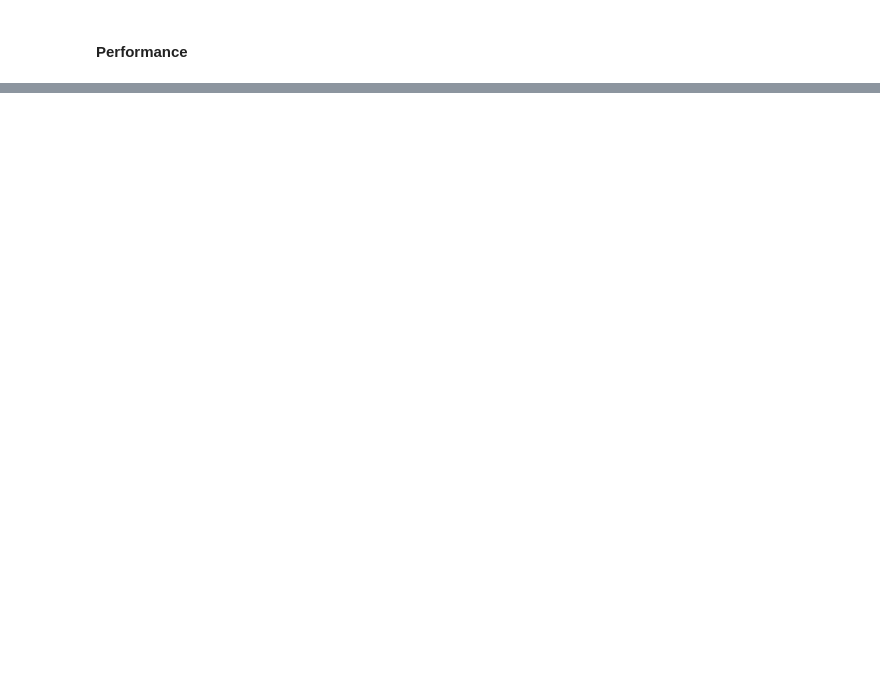
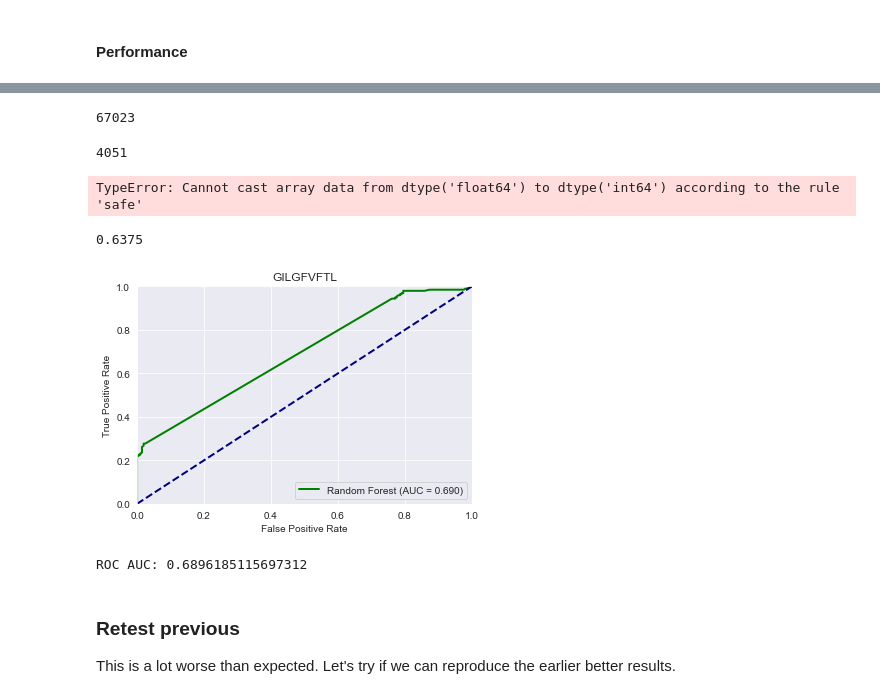
Before and after one commit to arnodeceuninck/thesis, a Jupyter notebook: 19 Proximity Forest.ipynb, the cells around one changed output, grey strips where cells are left out. Cells and saved outputs as stored; diff of their text form; code cells hidden in the pictures; blank space fills up the shorter version.

Commit message:
Proximity forest small epitopes, distance approx, all data from vdjdb and master overview

```diff
--- a/19 Proximity Forest.ipynb
+++ b/19 Proximity Forest.ipynb
@@ -1451,9 +1451,11 @@ def calculate_tcr_dist2(seq1, seq2, nan_distance=0):
     # compute the distances
     tr.compute_distances()
     # get the computed distances
-    # return tr.pw_cdr3_a_aa[0][1], tr.pw_cdr3_b_aa[0][1] # TODO: normalize the distances
+    # return tr.pw_cdr3_a_aa[0][1], tr.pw_cdr3_b_aa[0][1]
     # if pw_alpha is 1x1, return it's only value (probably 0) # todo: this is the case because the family is not recognized, must be fixed
     if tr.pw_alpha.shape == (1, 1):
+        print("Warning: shape 1x1")
         return tr.pw_alpha[0][0]
-    return tr.pw_alpha[0][1] + tr.pw_beta[0][1] + tr.pw_cdr3_a_aa[0][1] + tr.pw_cdr3_b_aa[0][1]
+    # Nomalizing distance isn't useful in a proximity forest
+    return tr.pw_alpha[0][1] + tr.pw_beta[0][1] # + tr.pw_cdr3_a_aa[0][1] + tr.pw_cdr3_b_aa[0][1] # cdr distances are already in pw
 # %%
@@ -1527,0 +1604,17 @@ print(f"ROC AUC: {roc_auc}")
+# %%
+# get the total number of hits
+sum(cache_ctr.values())
+# %% [output]
+67023
+# %%
+# get the total number of hits without "nan" somewhere in the key
+sum([v for k, v in cache_ctr.items() if 'nan' not in k])
+# %% [output]
+4051
+# %%
+
+predictions = model.predict(val_X)
+
+accuracy_score(val_y, predictions)
+# %% [output]
+TypeError: Cannot cast array data from dtype('float64') to dtype('int64') according to the rule 'safe'
@@ -1527,0 +1630,48 @@ print(f"ROC AUC: {roc_auc}")
+# %%
+from util import get_train_dataset, ProximityTreeClassifier, calculate_tcr_dist_multiple_chains
+from sklearn.model_selection import train_test_split
+from util import ProximityForestClassifier, calculate_tcr_dist2, calculate_tcr_dist2_cached
+from sklearn.metrics import accuracy_score
+from sklearn import metricsl
+from util import plot_roc_curve
+
+
+x_columns = ['CDR3_alfa', 'TRAV', 'TRAJ', 'CDR3_beta', 'TRBV', 'TRBJ']
+# x_columns = ['CDR3_alfa', 'CDR3_beta']
+y_column = 'reaction'
+
+df = get_train_dataset(vdjdb=True)
+df = df[x_columns + [y_column]]
+df = df.sample(2000) # (of the 12000)
+train_df, val_df = train_test_split(df, test_size=0.2, random_state=42)
+
+# create numpy arrays for the train and test data
+train_X = train_df[x_columns].to_numpy()
+train_y = train_df[y_column].to_numpy()
+
+val_X = val_df[x_columns].to_numpy()
+val_y = val_df[y_column].to_numpy()
+
+
+model = ProximityForestClassifier(reduce_features=False, distance_measure=calculate_tcr_dist2_cached,
+                                  distance_kwargs={"nan_distance": 0}, multithreaded=False)
+model.fit(train_X, train_y)
+
+
+predictions = model.predict(val_X)
+
+print(accuracy_score(val_y, predictions))
+
+
+predictions = model.predict_proba(val_X)
+fpr, tpr, thresholds = metrics.roc_curve(val_y, predictions[:, 1], pos_label=1)
+roc_auc = metrics.auc(fpr, tpr)
+plot_roc_curve(fpr, tpr, label=f'Random Forest (AUC = {roc_auc:.3f})', title="GILGFVFTL")
+print(f"ROC AUC: {roc_auc}")
+# %% [output]
+0.6375
+[figure, added]
+ROC AUC: 0.6896185115697312
+# %% [markdown]
+### Retest previous
+This is a lot worse than expected. Let's try if we can reproduce the earlier better results.
```
Also changed, not shown: parts of 28 cells of this notebook, 16 other files.
